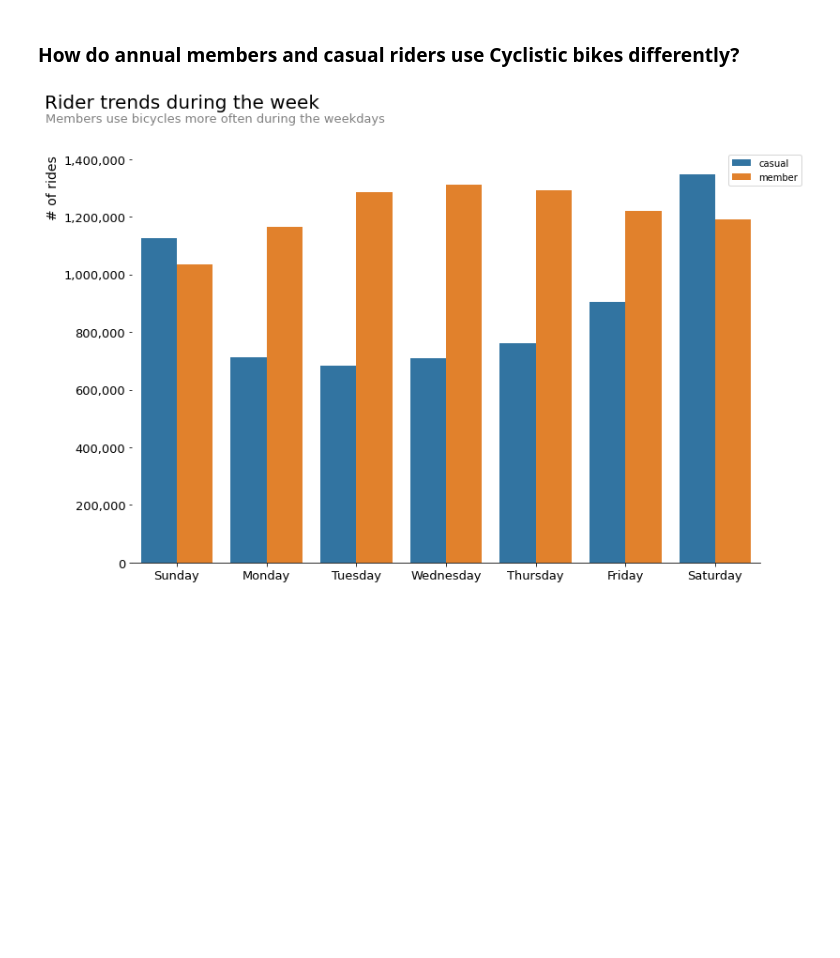
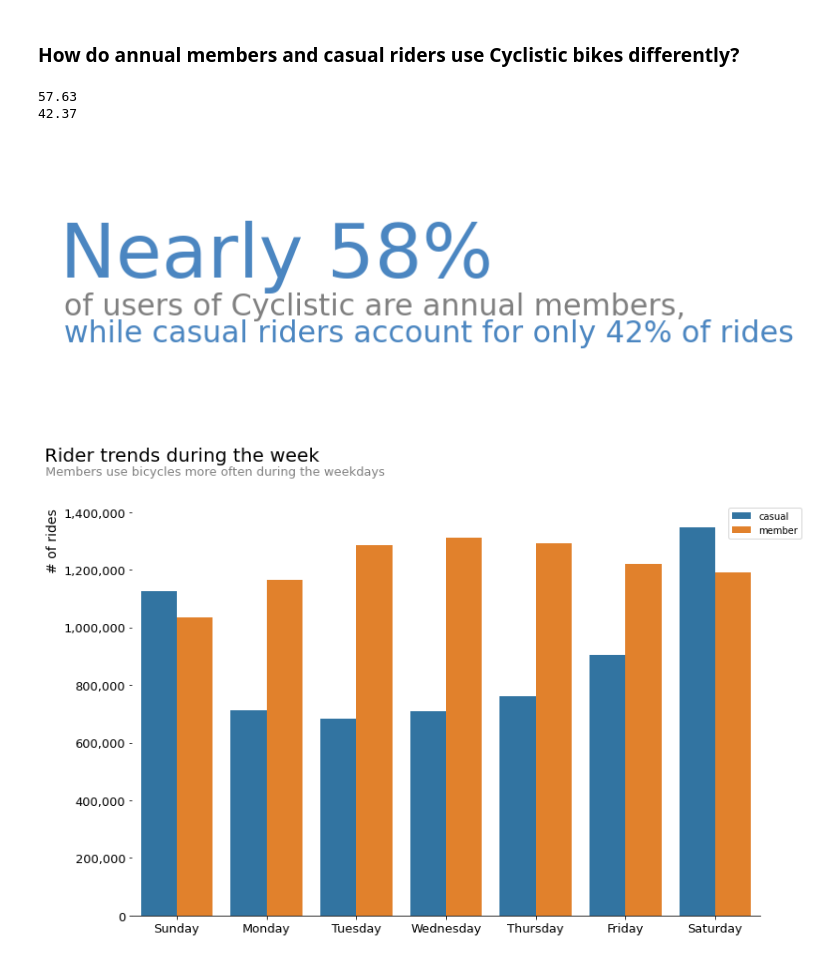
Before and after one commit to paul-trood/bicycle_sharing, a Jupyter notebook: 04_data_analysis.ipynb, the cells around one changed output. Drawn from its saved outputs; the diff is of its cells as text; code cells hidden in the pictures; blank space fills up the shorter version.

```diff
--- a/04_data_analysis.ipynb
+++ b/04_data_analysis.ipynb
@@ -110,6 +110,30 @@ members = df[df["member_casual"]== "member"]
 
 # Casual riders
 casual = df[df["member_casual"]== "casual"]
+# %%
+print(round(len(members) / len(df) * 100, 2))
+print(round(len(casual)/ len(df)* 100, 2))
+# %% [output]
+57.63
+42.37
+# %%
+plt.subplots(figsize = (13.6, 5))
+
+# Misc. text
+plt.text(0.02,.52,"Nearly 58%", size = 75, color = "#4B86C1")
+plt.text(0.025, 0.38, "of users of Cyclistic are annual members,", size = 30, color = "grey")
+plt.text(0.025, 0.28,"while casual riders account for only 42% of rides", size = 30, color = "#4B86C1")
+
+# Remove spines
+plt.gca().spines[["right","left", "top", "bottom"]].set_visible(False)
+
+# Remove X and Y ticks
+plt.xticks([])
+plt.yticks([])
+
+plt.show()
+# %% [output]
+[figure, added]
 # %%
 df["day_name"] = df["started_at"].dt.day_name()
 # %%
```
Also changed, not shown: parts of 5 cells of this notebook.
